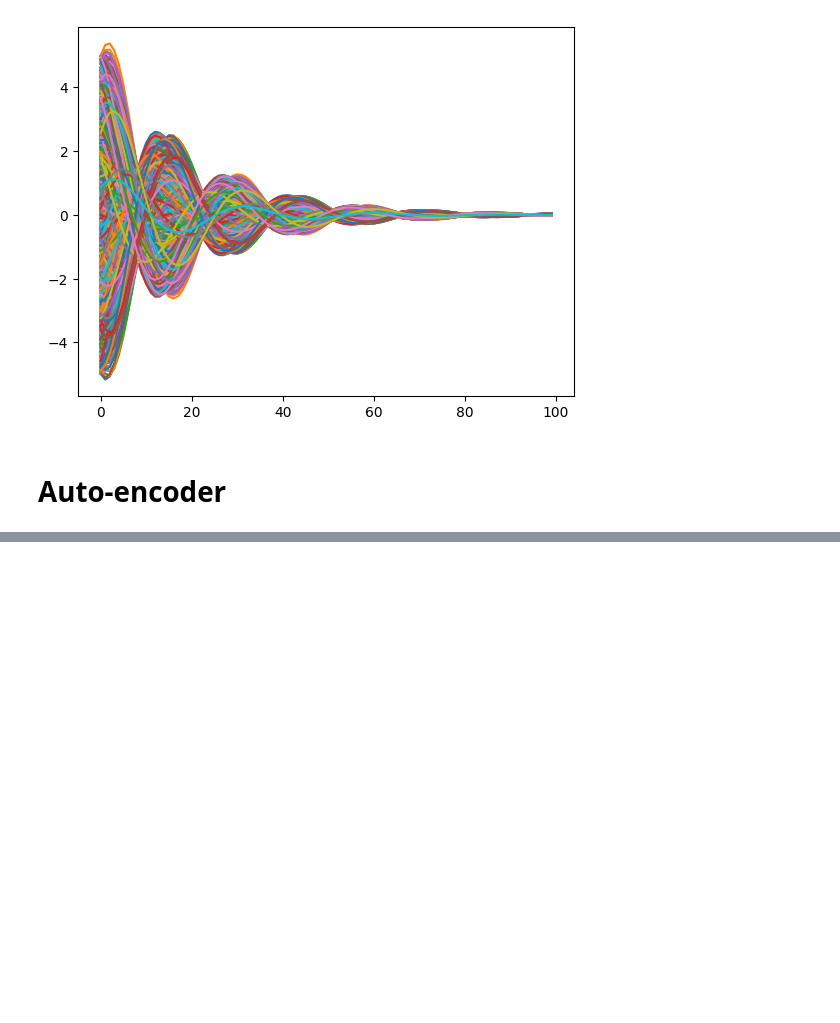
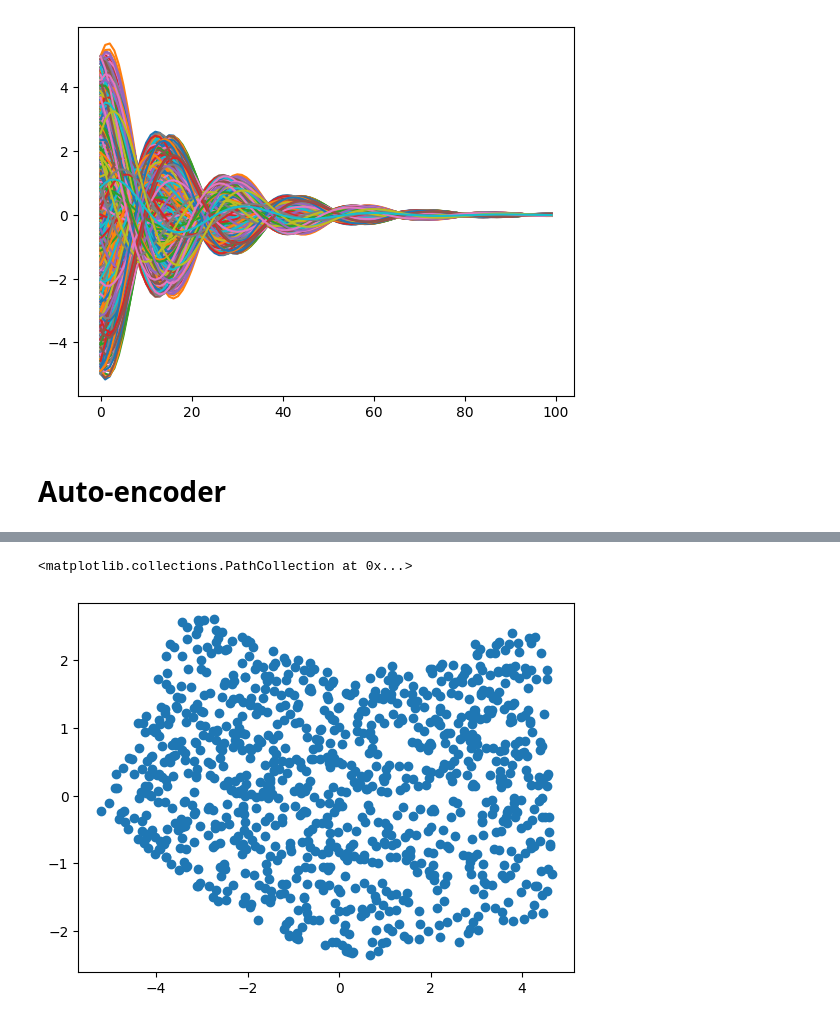
Before and after one commit to rcpaffenroth/dac_raghu, a Jupyter notebook: Autoencoder.ipynb, the cells around one changed output, grey strips where cells are left out. Drawn from its saved outputs; the diff is of its cells as text; code cells hidden in the pictures; blank space fills up the shorter version.

```diff
--- a/Autoencoder.ipynb
+++ b/Autoencoder.ipynb
@@ -34,0 +113,5 @@ py.plot(data_2d.T);
+# %%
+py.scatter(H[:,0], H[:,1])
+# %% [output]
+<matplotlib.collections.PathCollection at 0x...>
+[figure, added]
```
Also changed, not shown: parts of 12 cells of this notebook, 1 other file.
